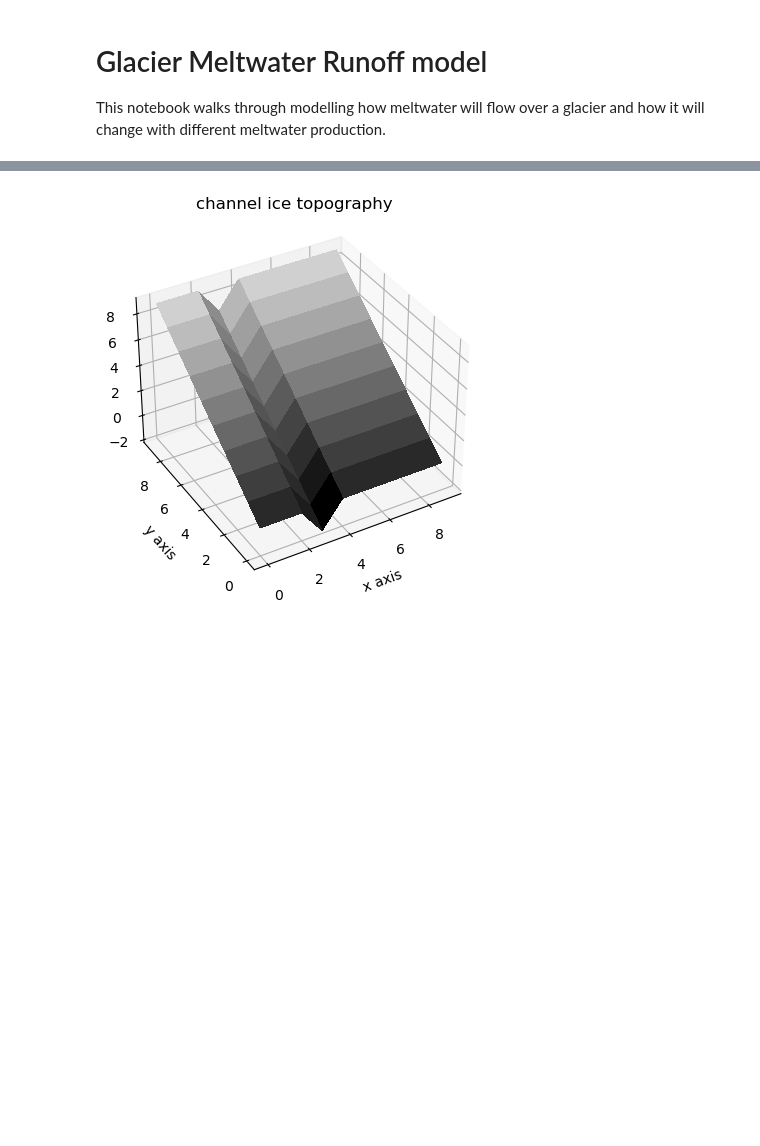
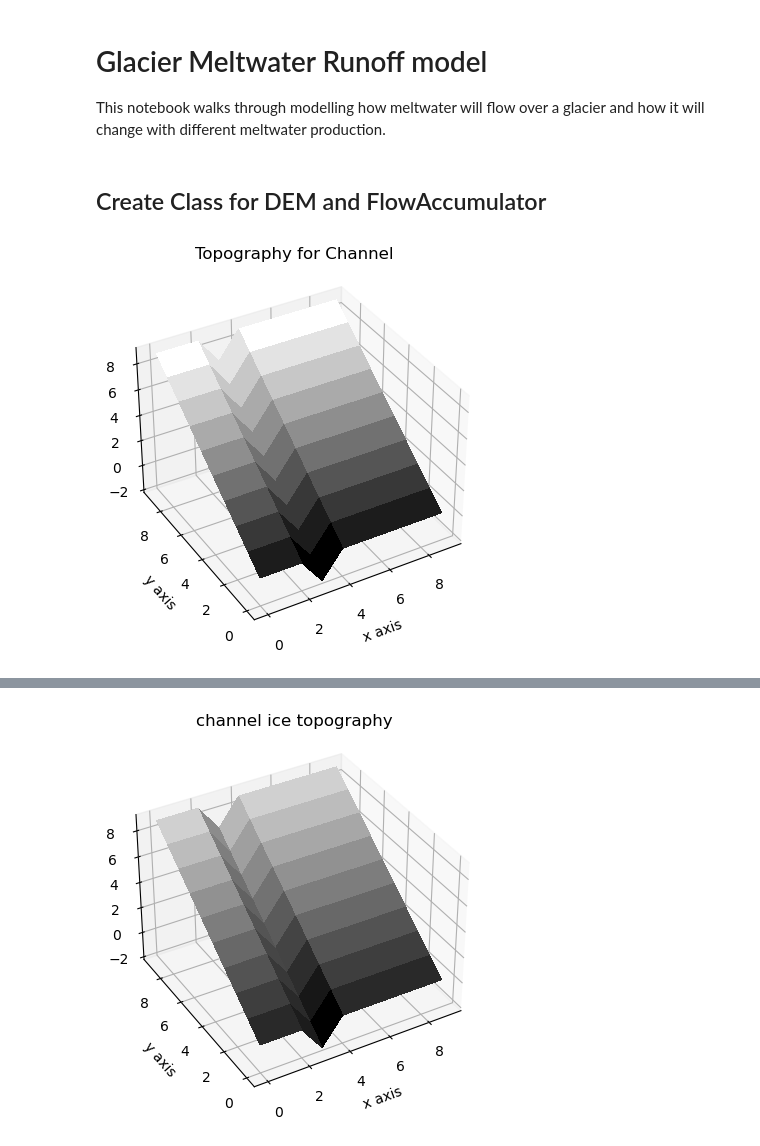
Before and after one commit to csdms-espin/ESPIn_2023_glacial_water_routing, a Jupyter notebook: MeltwaterRunoff.ipynb, the cells around one changed output, grey strips where cells are left out. Drawn from its saved outputs; the diff is of its cells as text; code cells hidden in the pictures; blank space fills up the shorter version.

Commit message:
Create GlacierSurfaceFlow class

```diff
--- a/MeltwaterRunoff.ipynb
+++ b/MeltwaterRunoff.ipynb
@@ -12 +13,3 @@ from matplotlib import cm
 import numpy as np
+# %% [markdown]
+## Create Class for DEM and FlowAccumulator
@@ -12,0 +71,4 @@ import numpy as np
+# %%
+GlacierSurfaceFlow('Channel').surf_plot()
+# %% [output]
+[figure, added]
```
Also changed, not shown: parts of 10 cells of this notebook.
